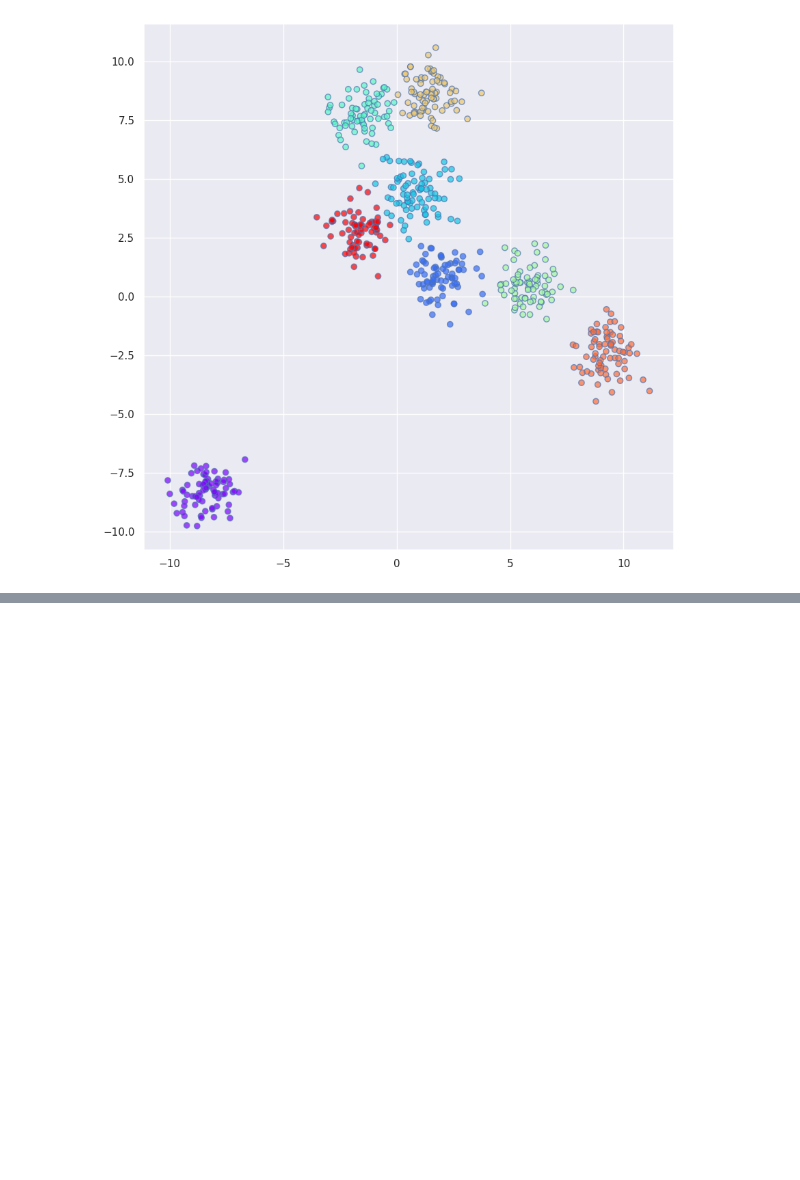
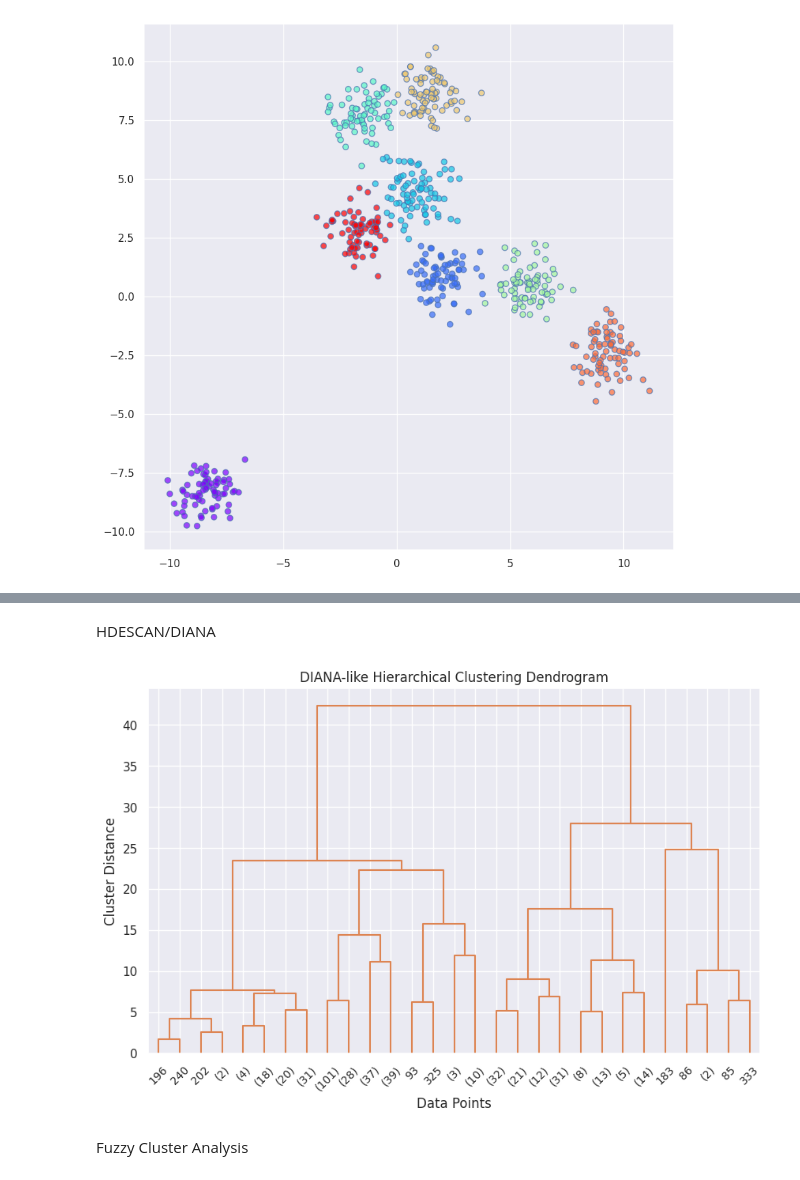
Before and after one commit to Lillian-muchoki/AI-TruthGuard-Bias, a Jupyter notebook: clustering-assignment.ipynb, the cells around one changed output, grey strips where cells are left out. Saved outputs shown, nothing was run; the diff lists cells and outputs as text; code cells hidden in the pictures; blank space fills up the shorter version.

```diff
--- a/clustering-assignment.ipynb
+++ b/clustering-assignment.ipynb
@@ -235,0 +357,22 @@ plt.show()
+# %% [markdown]
+HDESCAN/DIANA
+# %%
+import numpy as np
+import matplotlib.pyplot as plt
+from sklearn.datasets import load_iris
+from scipy.cluster.hierarchy import dendrogram, linkage
+
+# Perform hierarchical clustering using 'ward' linkage (similar to DIANA)
+linked = linkage(data_scaled, method='ward')  # Ward method minimizes variance
+
+# Plot the dendrogram
+plt.figure(figsize=(10, 6))
+dendrogram(linked, truncate_mode='level', p=4, color_threshold=150)
+plt.title("DIANA-like Hierarchical Clustering Dendrogram")
+plt.xlabel("Data Points")
+plt.ylabel("Cluster Distance")
+plt.show()
+# %% [output]
+[figure, added]
+# %% [markdown]
+Fuzzy Cluster Analysis
```
Also changed, not shown: parts of 20 cells of this notebook.
